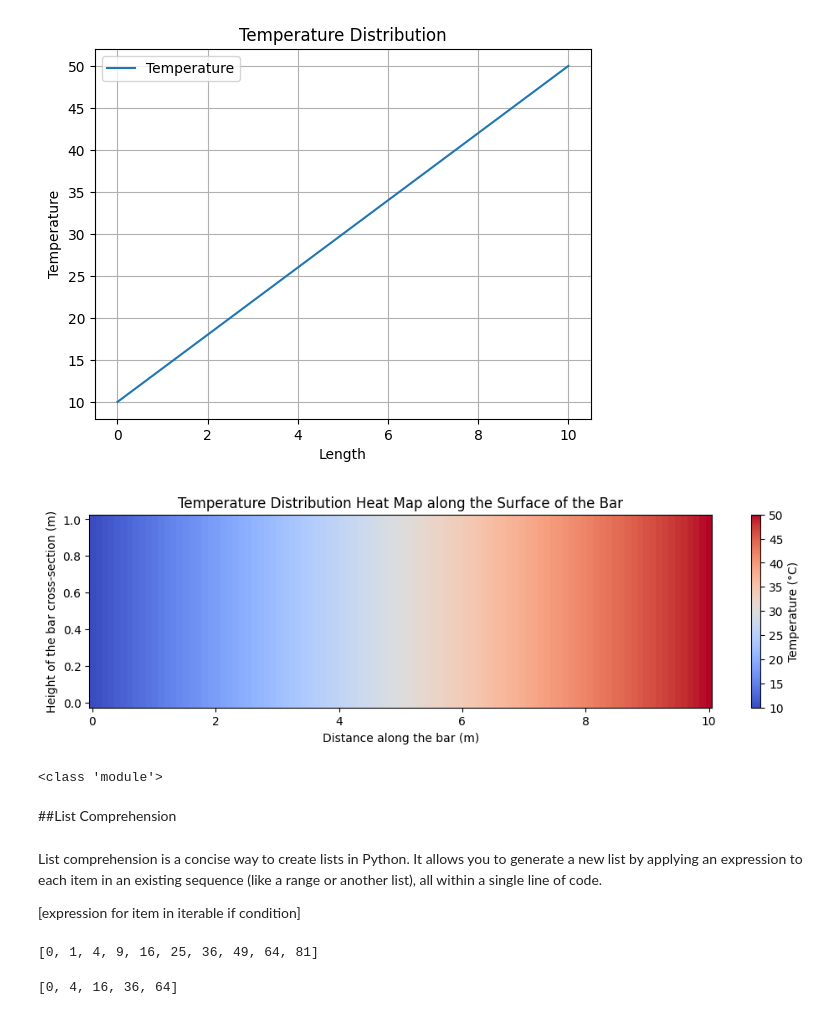
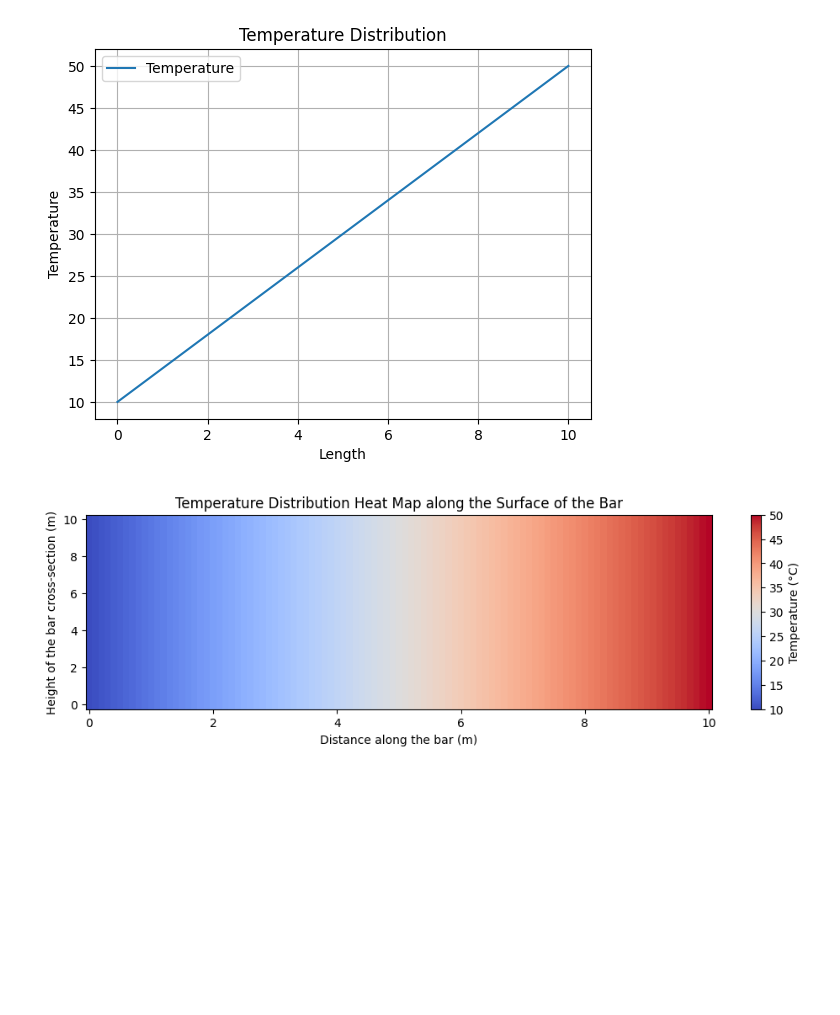
Before and after one commit to vkjadon/python, a Jupyter notebook: 01pythonintro_civil.ipynb, the cells around one changed output. Saved outputs shown, nothing was run; the diff lists cells and outputs as text; code cells hidden in the pictures; blank space fills up the shorter version.

```diff
--- a/01pythonintro_civil.ipynb
+++ b/01pythonintro_civil.ipynb
@@ -196,8 +196,8 @@ print(dir(lenght_coordinates))
 We find that 'append', 'clear', 'copy', 'count', 'extend', 'index', 'insert', 'pop', 'remove', 'reverse', 'sort' are the various methods available for the 'lenght_coordinate' object of the 'list' class. You can use append method on the 'length_coordinates' to populate the desired coordinates.
 # %%
 lenght_coordinates = []
-for i in range(21):
-    lenght_coordinates.append(i * 0.5)
+for x in range(21):
+    lenght_coordinates.append(x * 0.5)
 print(lenght_coordinates)
 # %% [output]
 [0.0, 0.5, 1.0, 1.5, 2.0, 2.5, 3.0, 3.5, 4.0, 4.5, 5.0, 5.5, 6.0, 6.5, 7.0, 7.5, 8.0, 8.5, 9.0, 9.5, 10.0]
@@ -239,49 +248,27 @@ plt.show()
 # %%
 import numpy as np
 import matplotlib.pyplot as plt
 
 # Given values
 L = 10  # Length of the bar in meters
 T1 = 10  # Temperature at the colder end in °C
 T2 = 50  # Temperature at the hotter end in °C
 
 # Create a meshgrid for the bar's surface
-x = np.linspace(0, L, 100)  # 100 points along the length of the bar
-y = np.linspace(0, 1, 20)  # 20 points along the height of the bar
+x = [i * 0.1 for i in range(101)]  # 100 points along the length of the bar
+y = [i * 0.5 for i in range(21)]  # 20 points along the height of the bar
 X, Y = np.meshgrid(x, y)
 
 # Calculate the temperature at each x position, ignoring y since it’s uniform across the height
 temperature = T1 + (T2 - T1) * X / L
 
 # Plotting the heat map
 plt.figure(figsize=(12, 3))
 plt.pcolormesh(X, Y, temperature, shading='auto', cmap='coolwarm')
 plt.colorbar(label="Temperature (°C)")
 plt.xlabel("Distance along the bar (m)")
 plt.ylabel("Height of the bar cross-section (m)")
 plt.title("Temperature Distribution Heat Map along the Surface of the Bar")
 plt.show()
 # %% [output]
-[figure, old version]
+[figure, new version]
-# %%
-import matplotlib
-# print(dir(matplotlib.pyplot))
-print(type(matplotlib.pyplot))
-# %% [output]
-<class 'module'>
-# %% [markdown]
-##List Comprehension
-# %% [markdown]
-List comprehension is a concise way to create lists in Python. It allows you to generate a new list by applying an expression to each item in an existing sequence (like a range or another list), all within a single line of code.
-
-[expression for item in iterable if condition]
-# %%
-squares = [x * x for x in range(10)]
-print(squares)
-# %% [output]
-[0, 1, 4, 9, 16, 25, 36, 49, 64, 81]
-# %%
-even_squares = [x * x for x in range(10) if x % 2 == 0]
-print(even_squares)
-# %% [output]
-[0, 4, 16, 36, 64]
```
Also changed, not shown: parts of 26 cells of this notebook.
